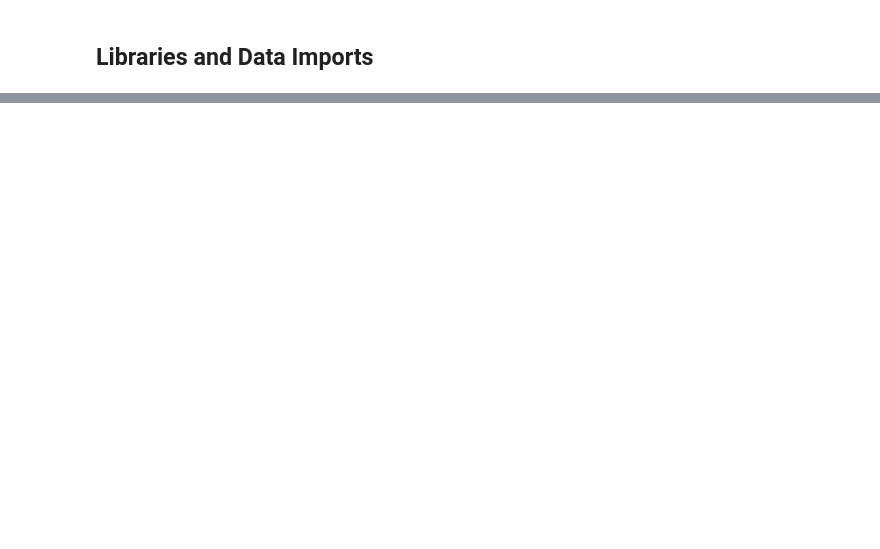
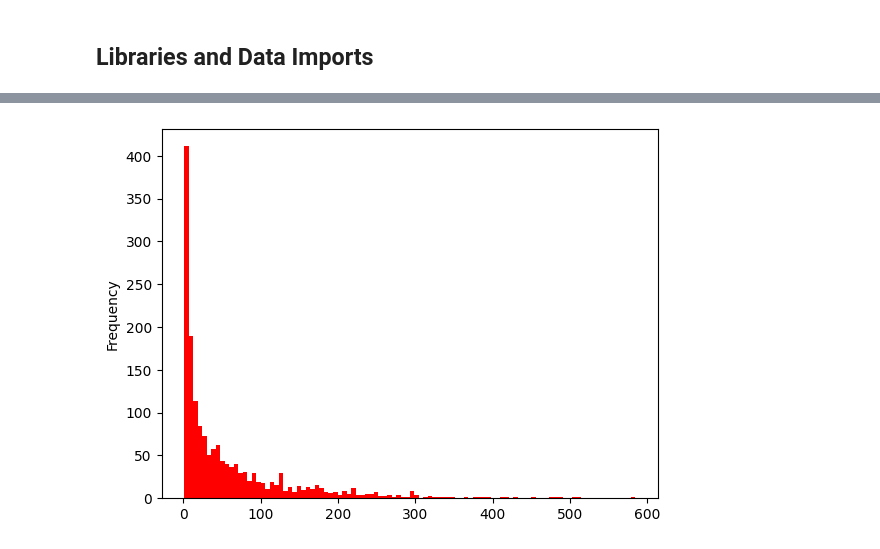
Before and after one commit to Devanshi-Crypto/Udemy-Ml-DL, a Jupyter notebook: Day 15 ML.ipynb, the cells around one changed output, grey strips where cells are left out. Cells and saved outputs as stored; diff of their text form; code cells hidden in the pictures; blank space fills up the shorter version.

```diff
--- a/Day 15 ML.ipynb
+++ b/Day 15 ML.ipynb
@@ -301,0 +190,4 @@ Recommended movie for user 3966: My Student's Mom
+# %%
+ratings_mean_count_df['count'].plot(bins=100, kind='hist', color = 'r');
+# %% [output]
+[figure, added]
```
Also changed, not shown: parts of 71 cells of this notebook.
